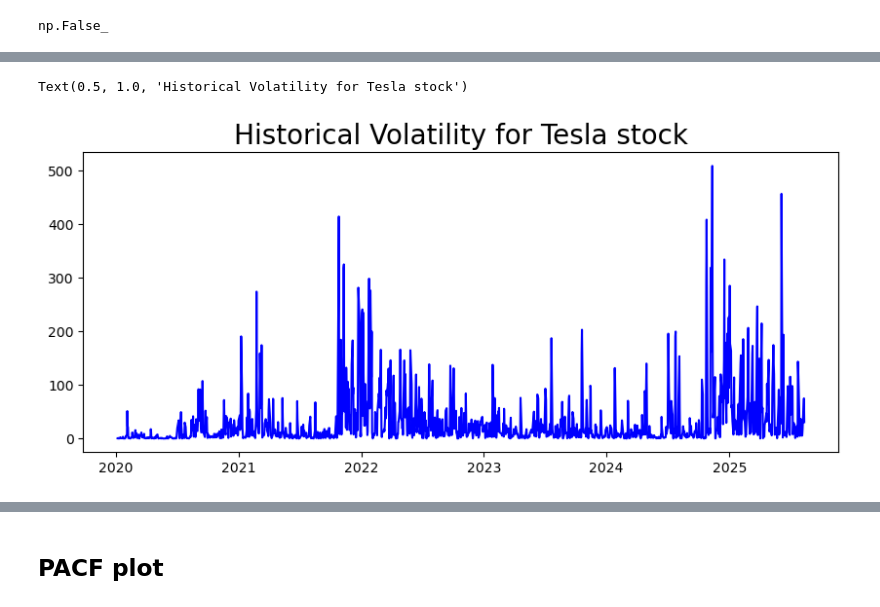
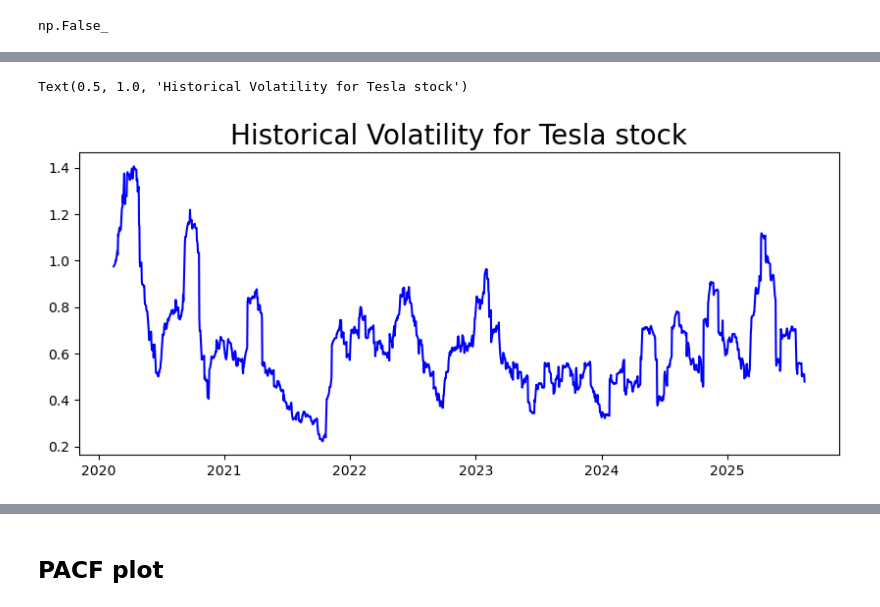
Before and after one commit to SeanDisaro/QuantCodingProjects, a Jupyter notebook: TeslaOptionPriceGARCH.ipynb, the cells around one changed output, grey strips where cells are left out. Drawn from its saved outputs; the diff is of its cells as text; code cells hidden in the pictures.

```diff
--- a/TeslaOptionPriceGARCH.ipynb
+++ b/TeslaOptionPriceGARCH.ipynb
@@ -44,9 +47,12 @@ data
 # %%
 # We use the average of High and Low for each day to get a datapoint for each day
-dates = data.index
-highs = data["High"].to_numpy()
-lows = data["Low"].to_numpy()
-values = (highs + lows)/2
-np.isnan(values).any()
+#dates = data.index
+#highs = data["High"].to_numpy()
+#lows = data["Low"].to_numpy()
+data["log_returns"] = np.log(data["Close"] / data["Close"].shift(1))
+
+data = data.dropna()
+
+np.isnan(data["log_returns"]).any()
 # %% [output]
 np.False_
@@ -67,0 +64,3 @@ hist_vol = vol_historic_as_std_N_Days
+# %%
+hist_vol = data['log_returns'].rolling(window=30).std() * np.sqrt(252)
+hist_vol.dropna()
@@ -68,7 +81,7 @@ hist_vol = vol_historic_as_std_N_Days
 # %%
 plt.figure(figsize=(10,4))
-plt.plot_date(dates, hist_vol, 'b')
+plt.plot(hist_vol, 'b')
 plt.title('Historical Volatility for Tesla stock', fontsize=20)
 # %% [output]
 Text(0.5, 1.0, 'Historical Volatility for Tesla stock')
-[figure, old version]
+[figure, new version]
```
Also changed, not shown: parts of 47 cells of this notebook, 3 other files.
